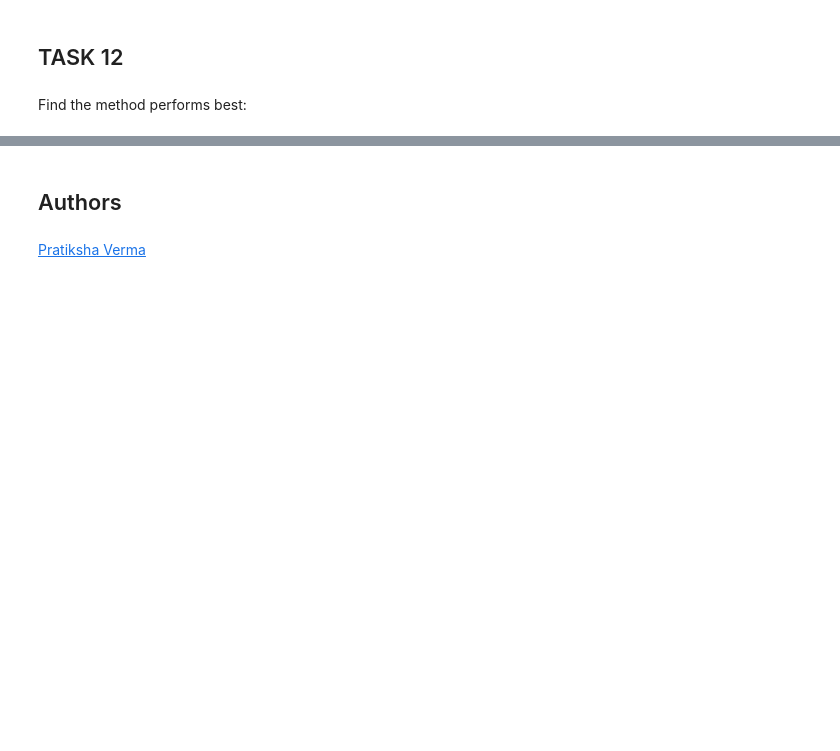
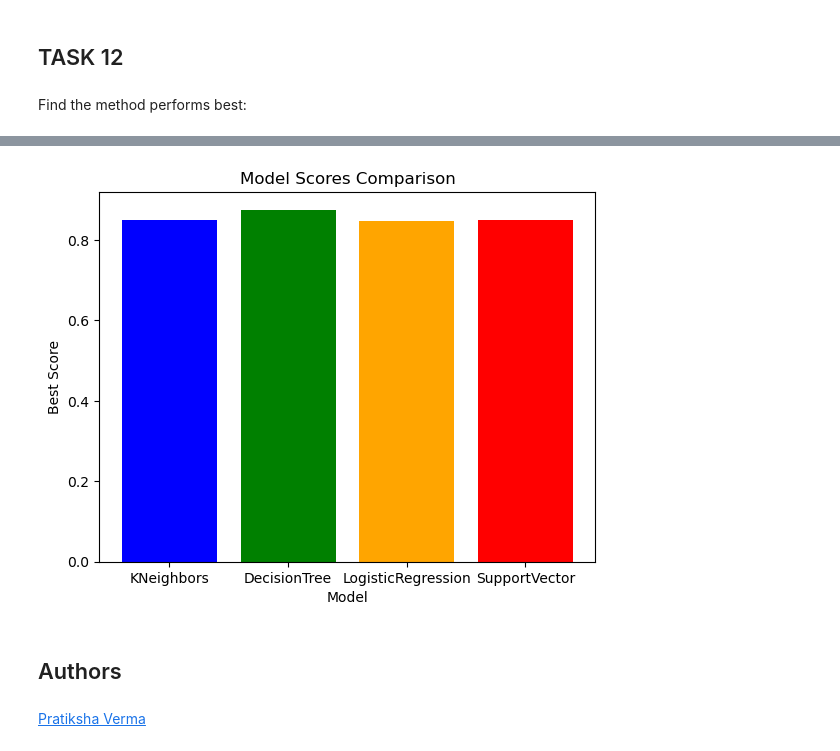
Before and after one commit to JienWeng/IBM-Data-Science-Capstone, a Jupyter notebook: 8.MachineLearning.ipynb, the cells around one changed output, grey strips where cells are left out. Saved outputs shown, nothing was run; the diff lists cells and outputs as text; code cells hidden in the pictures; blank space fills up the shorter version.

```diff
--- a/8.MachineLearning.ipynb
+++ b/8.MachineLearning.ipynb
@@ -370,3 +370,17 @@ Best params is : {'criterion': 'entropy', 'max_depth': 8, 'max_features': 'sqrt'
+# %%
+import matplotlib.pyplot as plt
+
+plt.bar(models.keys(), models.values(), color=['blue', 'green', 'orange', 'red'])
+
+# Add labels and title
+plt.xlabel('Model')
+plt.ylabel('Best Score')
+plt.title('Model Scores Comparison')
+
+# Display the plot
+plt.show()
+# %% [output]
+[figure, added]
 # %% [markdown]
 ## Authors
 # %% [markdown]
```
Also changed, not shown: parts of 5 cells of this notebook.
